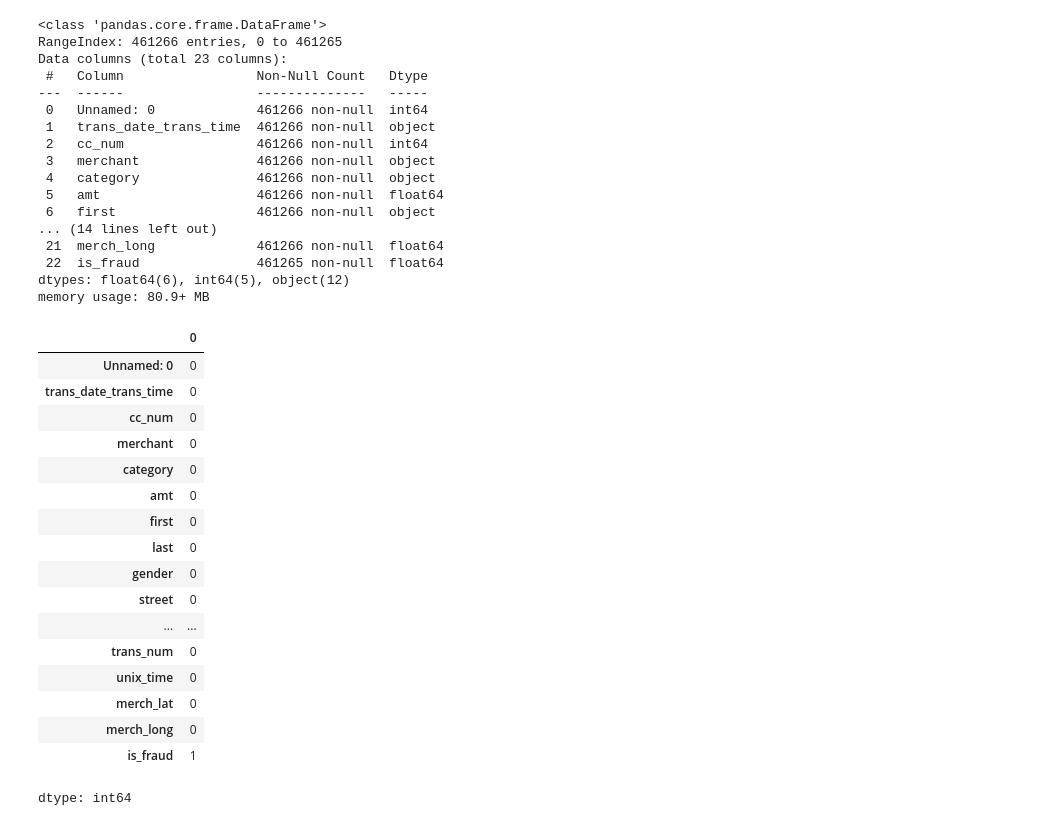
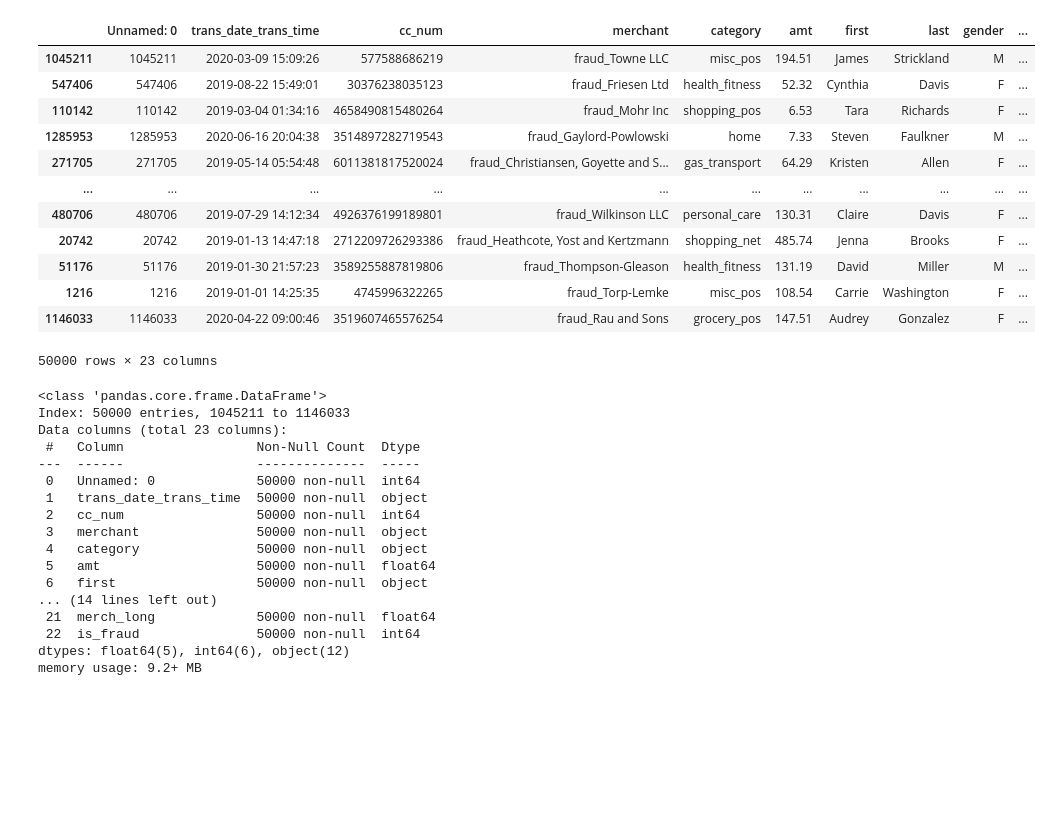
Before and after one commit to misspresident-codes/DecodeLabs-Internship, a Jupyter notebook: Project2.ipynb, the cells around one changed output. Cells and saved outputs as stored; diff of their text form; code cells hidden in the pictures; blank space fills up the shorter version.

```diff
--- a/Project2.ipynb
+++ b/Project2.ipynb
@@ -10,2 +14,2 @@ warnings.filterwarnings('ignore')
 # %%
-data = pd.read_csv('/content/fraudTest.csv')
+data = pd.read_csv("/content/fraudTrain.csv")
@@ -46,41 +16,38 @@ df.describe()
+# %%
+data = data.sample(n=50000, random_state=42)
+# %%
+data
+# %% [output]
+|  | Unnamed: 0 | trans_date_trans_time | cc_num | merchant | category | amt | first | last | gender | ... |
+| 1045211 | 1045211 | 2020-03-09 15:09:26 | 577588686219 | fraud_Towne LLC | misc_pos | 194.51 | James | Strickland | M | ... |
+| 547406 | 547406 | 2019-08-22 15:49:01 | 30376238035123 | fraud_Friesen Ltd | health_fitness | 52.32 | Cynthia | Davis | F | ... |
+| 110142 | 110142 | 2019-03-04 01:34:16 | 4658490815480264 | fraud_Mohr Inc | shopping_pos | 6.53 | Tara | Richards | F | ... |
+| 1285953 | 1285953 | 2020-06-16 20:04:38 | 3514897282719543 | fraud_Gaylord-Powlowski | home | 7.33 | Steven | Faulkner | M | ... |
+| 271705 | 271705 | 2019-05-14 05:54:48 | 6011381817520024 | fraud_Christiansen, Goyette and S... | gas_transport | 64.29 | Kristen | Allen | F | ... |
+| ... | ... | ... | ... | ... | ... | ... | ... | ... | ... | ... |
+| 480706 | 480706 | 2019-07-29 14:12:34 | 4926376199189801 | fraud_Wilkinson LLC | personal_care | 130.31 | Claire | Davis | F | ... |
+| 20742 | 20742 | 2019-01-13 14:47:18 | 2712209726293386 | fraud_Heathcote, Yost and Kertzmann | shopping_net | 485.74 | Jenna | Brooks | F | ... |
+| 51176 | 51176 | 2019-01-30 21:57:23 | 3589255887819806 | fraud_Thompson-Gleason | health_fitness | 131.19 | David | Miller | M | ... |
+| 1216 | 1216 | 2019-01-01 14:25:35 | 4745996322265 | fraud_Torp-Lemke | misc_pos | 108.54 | Carrie | Washington | F | ... |
+| 1146033 | 1146033 | 2020-04-22 09:00:46 | 3519607465576254 | fraud_Rau and Sons | grocery_pos | 147.51 | Audrey | Gonzalez | F | ... |
+50000 rows × 23 columns
 # %%
-df.info()
+data.info()
 # %% [output]
 <class 'pandas.core.frame.DataFrame'>
-RangeIndex: 461266 entries, 0 to 461265
+Index: 50000 entries, 1045211 to 1146033
 Data columns (total 23 columns):
- #   Column                 Non-Null Count   Dtype
----  ------                 --------------   -----
- 0   Unnamed: 0             461266 non-null  int64
- 1   trans_date_trans_time  461266 non-null  object
- 2   cc_num                 461266 non-null  int64
- 3   merchant               461266 non-null  object
- 4   category               461266 non-null  object
- 5   amt                    461266 non-null  float64
- 6   first                  461266 non-null  object
+ #   Column                 Non-Null Count  Dtype
+---  ------                 --------------  -----
+ 0   Unnamed: 0             50000 non-null  int64
+ 1   trans_date_trans_time  50000 non-null  object
+ 2   cc_num                 50000 non-null  int64
+ 3   merchant               50000 non-null  object
+ 4   category               50000 non-null  object
+ 5   amt                    50000 non-null  float64
+ 6   first                  50000 non-null  object
 ... (14 lines left out)
- 21  merch_long             461266 non-null  float64
- 22  is_fraud               461265 non-null  float64
-dtypes: float64(6), int64(5), object(12)
-memory usage: 80.9+ MB
+ 21  merch_long             50000 non-null  float64
+ 22  is_fraud               50000 non-null  int64
+dtypes: float64(5), int64(6), object(12)
+memory usage: 9.2+ MB
-# %%
-df.isnull().sum()
-# %% [output]
-|  | 0 |
-| Unnamed: 0 | 0 |
-| trans_date_trans_time | 0 |
-| cc_num | 0 |
-| merchant | 0 |
-| category | 0 |
-| amt | 0 |
-| first | 0 |
-| last | 0 |
-| gender | 0 |
-| street | 0 |
-| ... | ... |
-| trans_num | 0 |
-| unix_time | 0 |
-| merch_lat | 0 |
-| merch_long | 0 |
-| is_fraud | 1 |
-dtype: int64
```
Also changed, not shown: parts of 28 cells of this notebook.
